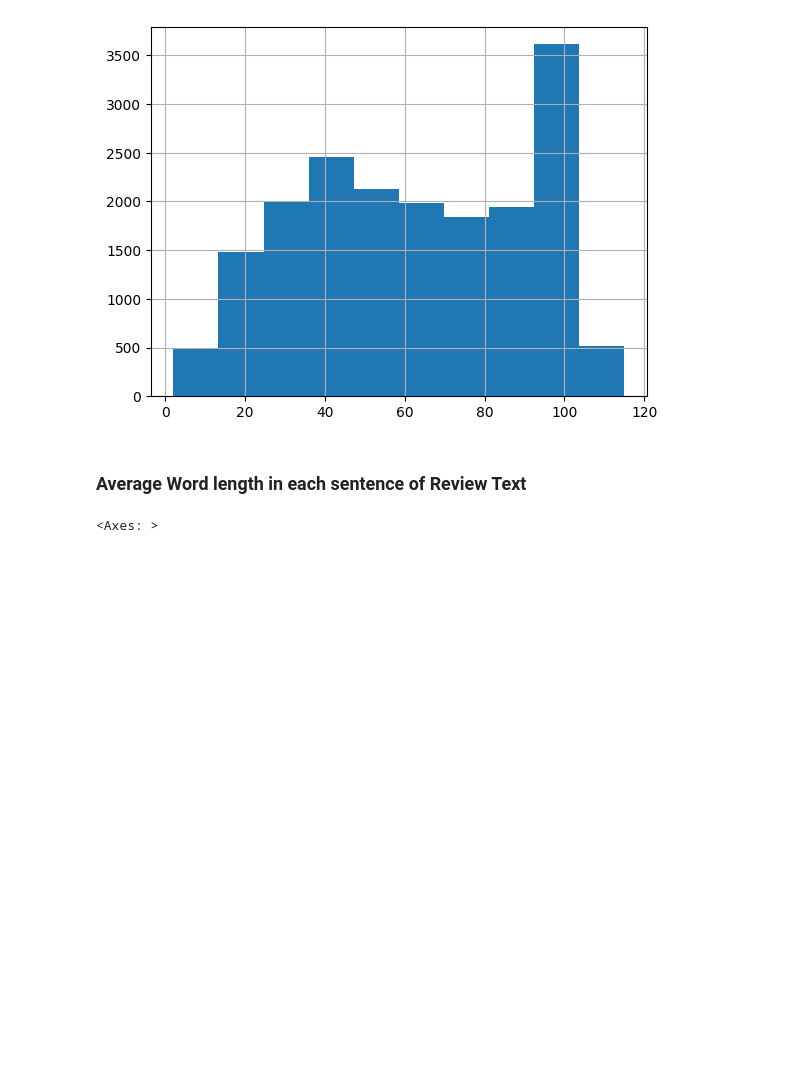
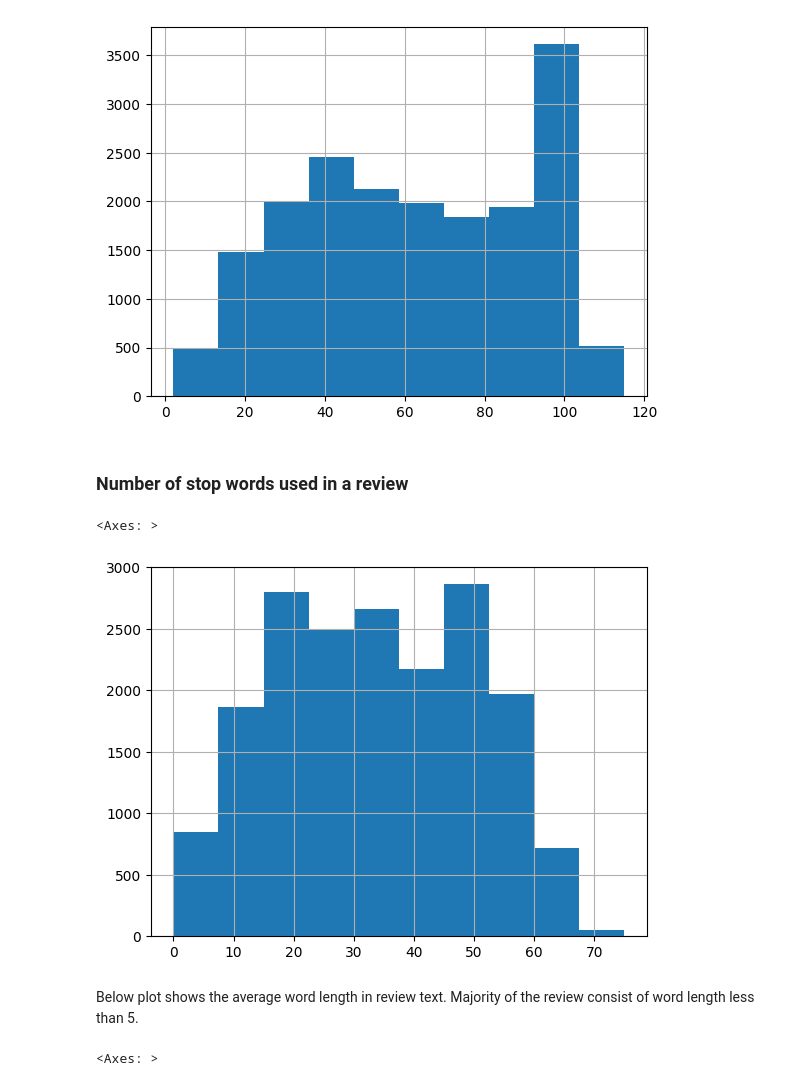
Before and after one commit to kumarbyes/dsnd-pipelines-project, a Jupyter notebook: starter/starter.ipynb, the cells around one changed output. Saved outputs shown, nothing was run; the diff lists cells and outputs as text; code cells hidden in the pictures; blank space fills up the shorter version.

```diff
--- a/starter/starter.ipynb
+++ b/starter/starter.ipynb
@@ -267,8 +194,17 @@ data['Review Text'].str.split().map(lambda x: len(x)).hist()
 # %% [output]
 <Axes: >
 [figure]
-# %% [markdown]
-### Average Word length in each sentence of Review Text
+# %% [markdown]
+### Number of stop words used in a review
+# %%
+from spacy.lang.en import stop_words
+stop=list(stop_words.STOP_WORDS)
+data['Review Text'].apply(lambda words : [word.lower() for word in words.split() if word.lower() in stop]).map(lambda x:len(x)).hist()
+# %% [output]
+<Axes: >
+[figure, added]
+# %% [markdown]
+Below plot shows the average word length in review text. Majority of the review consist of word length less than 5.
 # %%
 data['Review Text'].str.split().apply(lambda x : [len(i) for i in x]).map(lambda x: np.mean(x)).hist()
 # %% [output]
```
Also changed, not shown: parts of 109 cells of this notebook.
